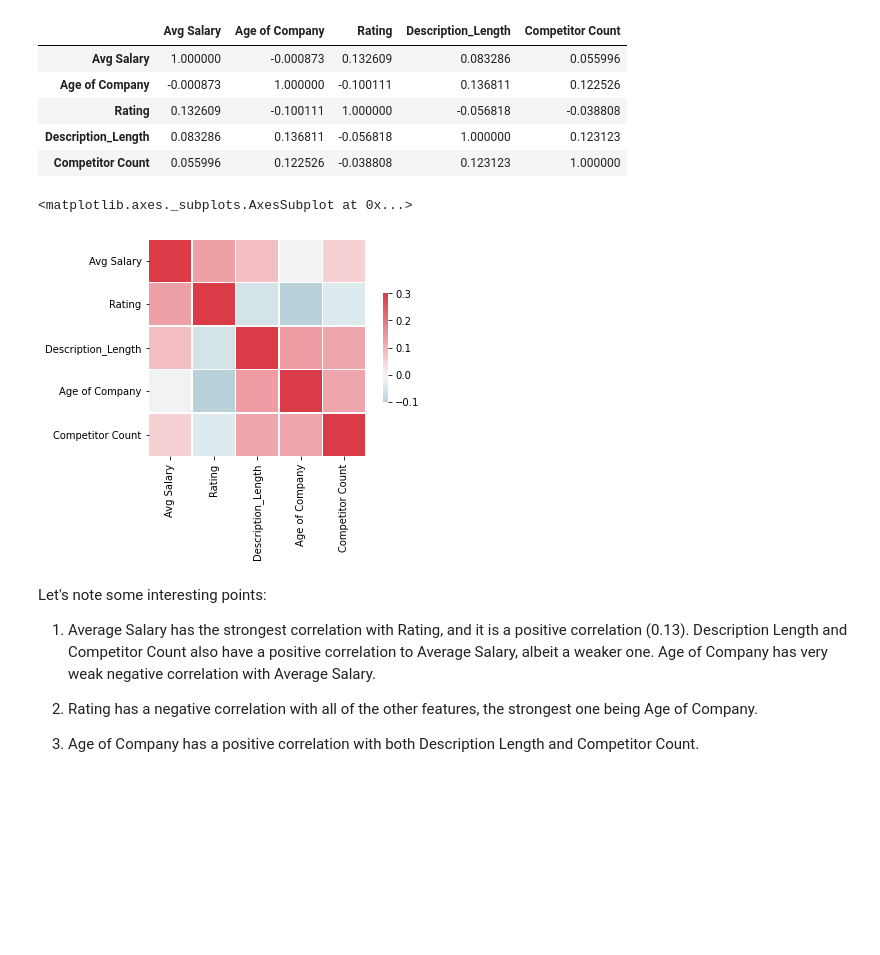
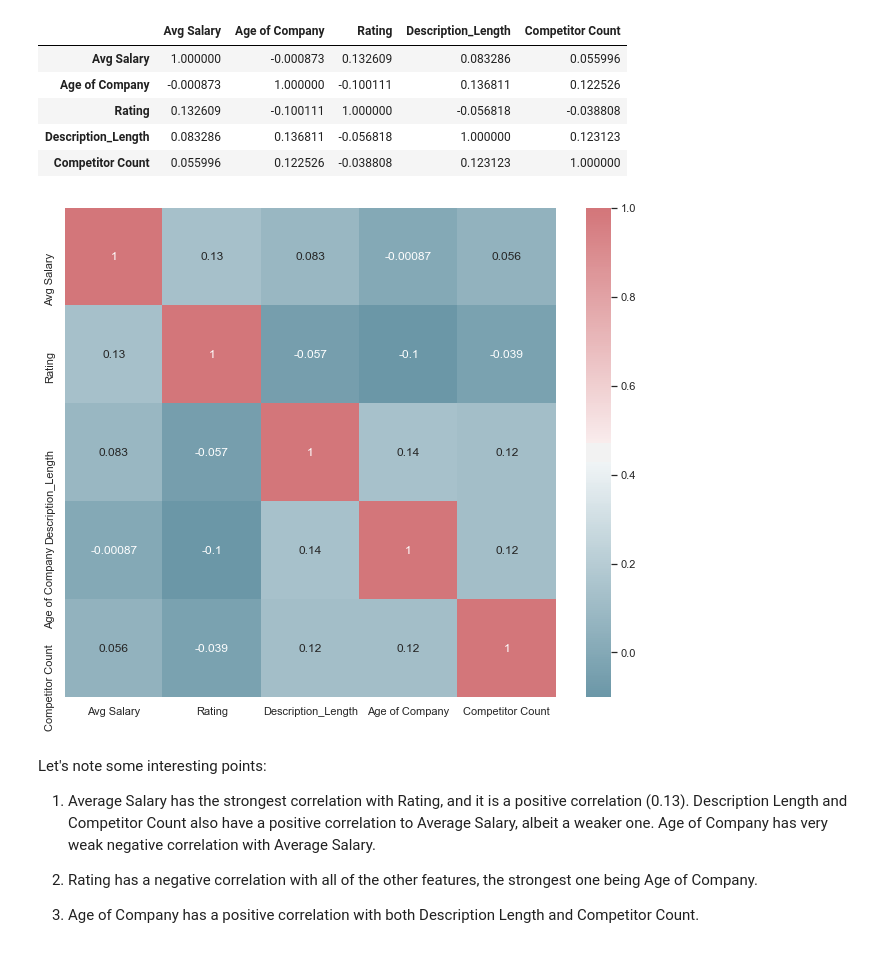
Before and after one commit to Aviost111/ds_project, a Jupyter notebook: GLASSDOOR SALARY PREDICTION PROJECT.ipynb, the cells around one changed output. Saved outputs shown, nothing was run; the diff lists cells and outputs as text; code cells hidden in the pictures; blank space fills up the shorter version.

```diff
--- a/GLASSDOOR SALARY PREDICTION PROJECT.ipynb
+++ b/GLASSDOOR SALARY PREDICTION PROJECT.ipynb
@@ -448,11 +448,15 @@ df[['Avg Salary','Age of Company','Rating','Description_Length','Competitor Coun
 | Description_Length | 0.083286 | 0.136811 | -0.056818 | 1.000000 | 0.123123 |
 | Competitor Count | 0.055996 | 0.122526 | -0.038808 | 0.123123 | 1.000000 |
 # %%
-cmap = sns.diverging_palette(220,10, as_cmap=True)
-sns.heatmap(df[['Avg Salary','Rating','Description_Length', 'Age of Company','Competitor Count']].corr(), vmax =0.3, center =0, cmap=cmap, square=True, linewidths=.5, cbar_kws={"shrink":.5})
+cmap = sns.diverging_palette(220, 10, 50, 60, as_cmap=True)
+
+#sns.heatmap(df[['Avg Salary','Rating','Description_Length', 'Age of Company','Competitor Count']].corr(), vmax =0.3, center =0, cmap=cmap, square=True, linewidths=.5, cbar_kws={"shrink":.5})
+
+fig, ax = plt.subplots(figsize=(11,9))
+sns.heatmap(df[['Avg Salary','Rating','Description_Length', 'Age of Company','Competitor Count']].corr(),annot=True, cmap=cmap)
+sns.set(font_scale=1)
 # %% [output]
-<matplotlib.axes._subplots.AxesSubplot at 0x...>
-[figure, old version]
+[figure, new version]
 # %% [markdown]
 Let's note some interesting points:
 
```
Also changed, not shown: parts of 6 cells of this notebook.
